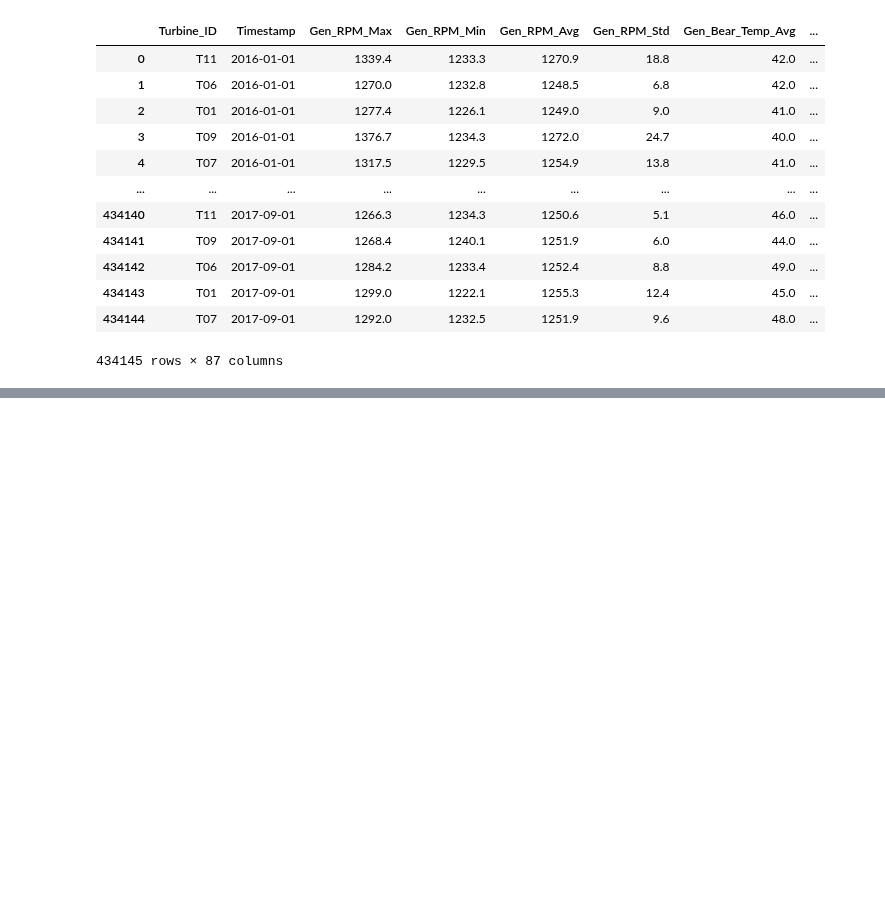
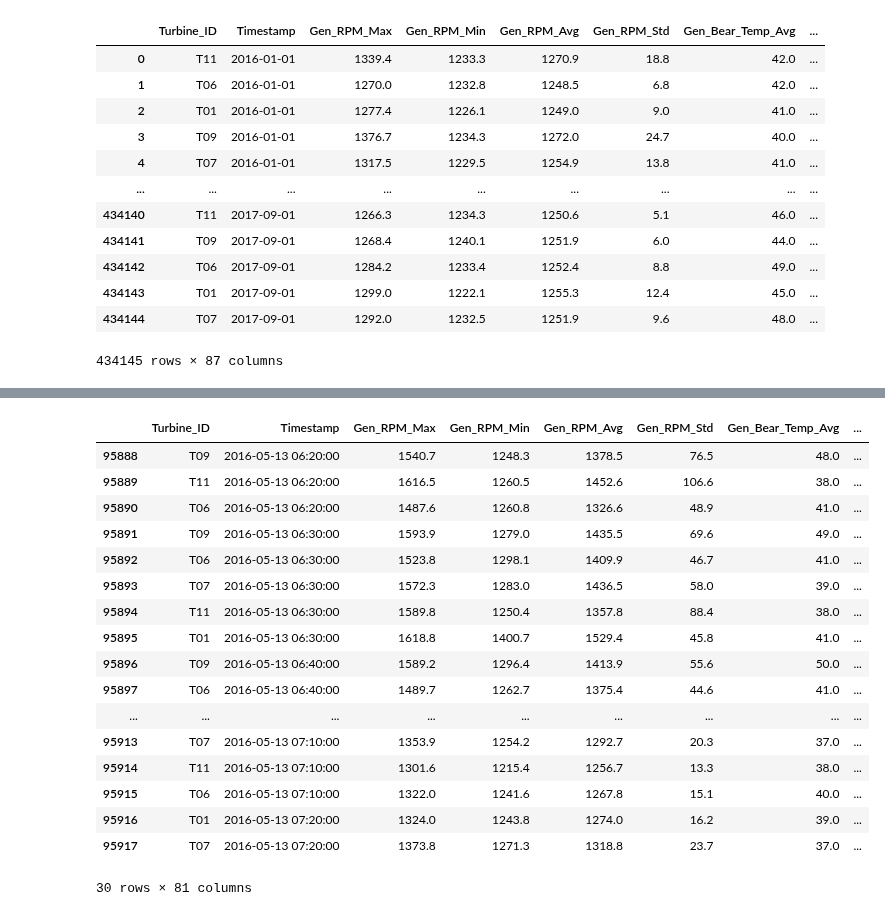
Before and after one commit to RicardoJPedro82/wmillfailprev, a Jupyter notebook: notebooks/Miguel_AnaliseExploratoria.ipynb, the cells around one changed output, grey strips where cells are left out. Drawn from its saved outputs; the diff is of its cells as text; code cells hidden in the pictures; blank space fills up the shorter version.

```diff
--- a/notebooks/Miguel_AnaliseExploratoria.ipynb
+++ b/notebooks/Miguel_AnaliseExploratoria.ipynb
@@ -29 +35,5 @@ df_failures['Timestamp'] = pd.to_datetime(df_failures['Timestamp']).dt.tz_conver
+# %%
+df_failures['Timestamp_new_2'] = df_failures.apply(lambda x: x['Timestamp'] - datetime.timedelta(minutes=x['Timestamp'].minute % -10,
+                             seconds=x['Timestamp'].second,
+                             microseconds=x['Timestamp'].microsecond),axis=1)
 # %%
@@ -147,3 +116,5 @@ df_signals_target
 | 434143 | T01 | 2017-09-01 | 1299.0 | 1222.1 | 1255.3 | 12.4 | 45.0 | ... |
 | 434144 | T07 | 2017-09-01 | 1292.0 | 1232.5 | 1251.9 | 9.6 | 48.0 | ... |
 434145 rows × 87 columns
+# %%
+df_signals_target_short=df_signals_target[df_signals_target['Timestamp']<='2016-10-31']
@@ -149,0 +165,17 @@ df_signals_target
+# %%
+df_signals_target_short
+
+target_cols = ['Fail_GEARBOX','Fail_GENERATOR','Fail_GENERATOR_BEARING','Fail_TRANSFORMER','Fail_HYDRAULIC_GROUP','Target_6C']
+# %%
+def get_sample(data, length, temporal_horizon, target):
+
+    temporal_horizon = temporal_horizon - 1
+    last_possible = len(data) - temporal_horizon - length # e o temporal horizon de 30 é porque queremos prever o stock value de daqui a um mes
+    random_start = np.random.randint(0, last_possible) #o last possible corresponde ao inicio.. é o quao tarde podemos iniciar a seuqencia
+    X_sample = data.drop(columns=target)[random_start: random_start+length]
+    #X_sample = [[_] for _ in X_sample]
+
+
+    #y_sample = data[target][random_start+length+temporal_horizon]
+
+    return X_sample#, y_sample
@@ -149,0 +192,21 @@ df_signals_target
+# %%
+get_sample(df_signals_target_short, 30, 30, target_cols)
+# %% [output]
+|  | Turbine_ID | Timestamp | Gen_RPM_Max | Gen_RPM_Min | Gen_RPM_Avg | Gen_RPM_Std | Gen_Bear_Temp_Avg | ... |
+| 95888 | T09 | 2016-05-13 06:20:00 | 1540.7 | 1248.3 | 1378.5 | 76.5 | 48.0 | ... |
+| 95889 | T11 | 2016-05-13 06:20:00 | 1616.5 | 1260.5 | 1452.6 | 106.6 | 38.0 | ... |
+| 95890 | T06 | 2016-05-13 06:20:00 | 1487.6 | 1260.8 | 1326.6 | 48.9 | 41.0 | ... |
+| 95891 | T09 | 2016-05-13 06:30:00 | 1593.9 | 1279.0 | 1435.5 | 69.6 | 49.0 | ... |
+| 95892 | T06 | 2016-05-13 06:30:00 | 1523.8 | 1298.1 | 1409.9 | 46.7 | 41.0 | ... |
+| 95893 | T07 | 2016-05-13 06:30:00 | 1572.3 | 1283.0 | 1436.5 | 58.0 | 39.0 | ... |
+| 95894 | T11 | 2016-05-13 06:30:00 | 1589.8 | 1250.4 | 1357.8 | 88.4 | 38.0 | ... |
+| 95895 | T01 | 2016-05-13 06:30:00 | 1618.8 | 1400.7 | 1529.4 | 45.8 | 41.0 | ... |
+| 95896 | T09 | 2016-05-13 06:40:00 | 1589.2 | 1296.4 | 1413.9 | 55.6 | 50.0 | ... |
+| 95897 | T06 | 2016-05-13 06:40:00 | 1489.7 | 1262.7 | 1375.4 | 44.6 | 41.0 | ... |
+| ... | ... | ... | ... | ... | ... | ... | ... | ... |
+| 95913 | T07 | 2016-05-13 07:10:00 | 1353.9 | 1254.2 | 1292.7 | 20.3 | 37.0 | ... |
+| 95914 | T11 | 2016-05-13 07:10:00 | 1301.6 | 1215.4 | 1256.7 | 13.3 | 38.0 | ... |
+| 95915 | T06 | 2016-05-13 07:10:00 | 1322.0 | 1241.6 | 1267.8 | 15.1 | 40.0 | ... |
+| 95916 | T01 | 2016-05-13 07:20:00 | 1324.0 | 1243.8 | 1274.0 | 16.2 | 39.0 | ... |
+| 95917 | T07 | 2016-05-13 07:20:00 | 1373.8 | 1271.3 | 1318.8 | 23.7 | 37.0 | ... |
+30 rows × 81 columns
```
Also changed, not shown: parts of 25 cells of this notebook, 3 other files.
